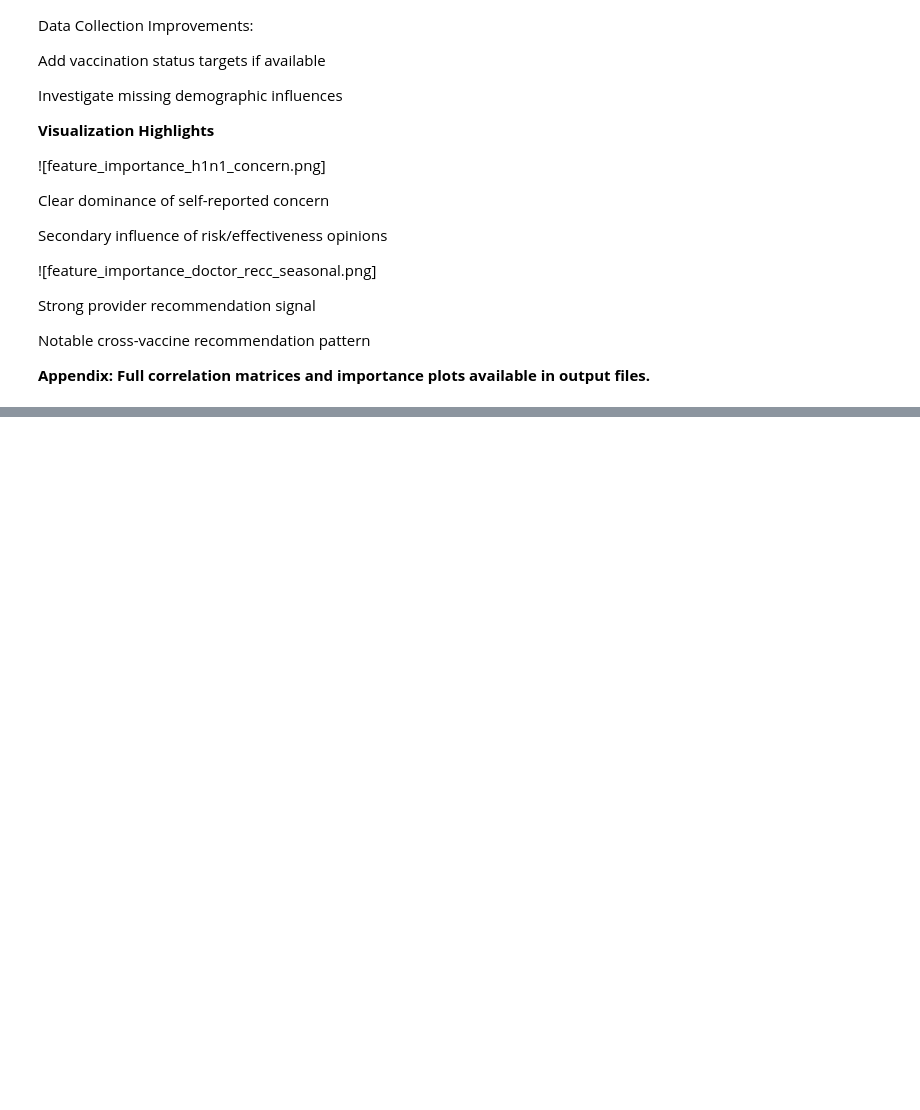
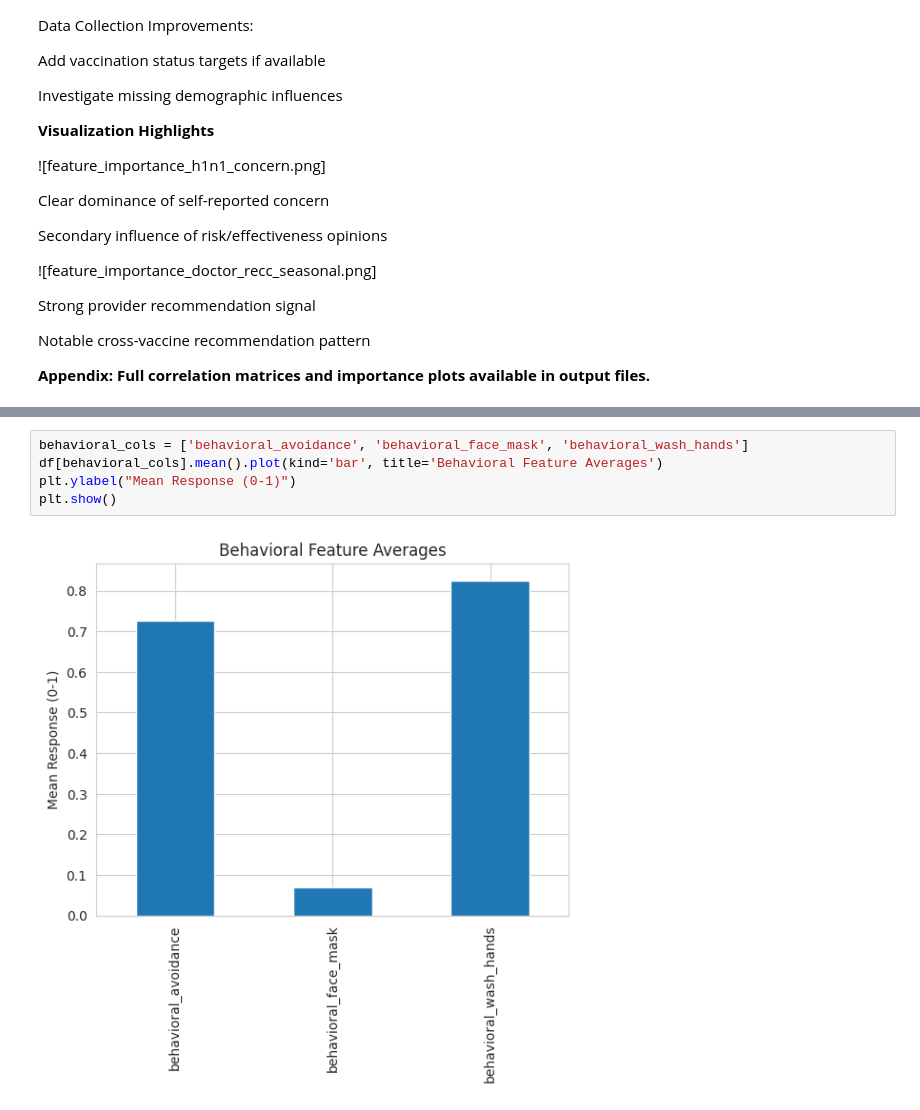
Before and after one commit to albert-raphael/alpha-group, a Jupyter notebook: Notebooks/flu shot.ipynb, the cells around one changed output, grey strips where cells are left out. Drawn from its saved outputs; the diff is of its cells as text; blank space fills up the shorter version.

```diff
--- a/Notebooks/flu shot.ipynb
+++ b/Notebooks/flu shot.ipynb
@@ -1226,0 +1280,7 @@ Notable cross-vaccine recommendation pattern
+# %%
+behavioral_cols = ['behavioral_avoidance', 'behavioral_face_mask', 'behavioral_wash_hands']
+df[behavioral_cols].mean().plot(kind='bar', title='Behavioral Feature Averages')
+plt.ylabel("Mean Response (0-1)")
+plt.show()
+# %% [output]
+[figure, added]
```
Also changed, not shown: parts of 5 cells of this notebook.
